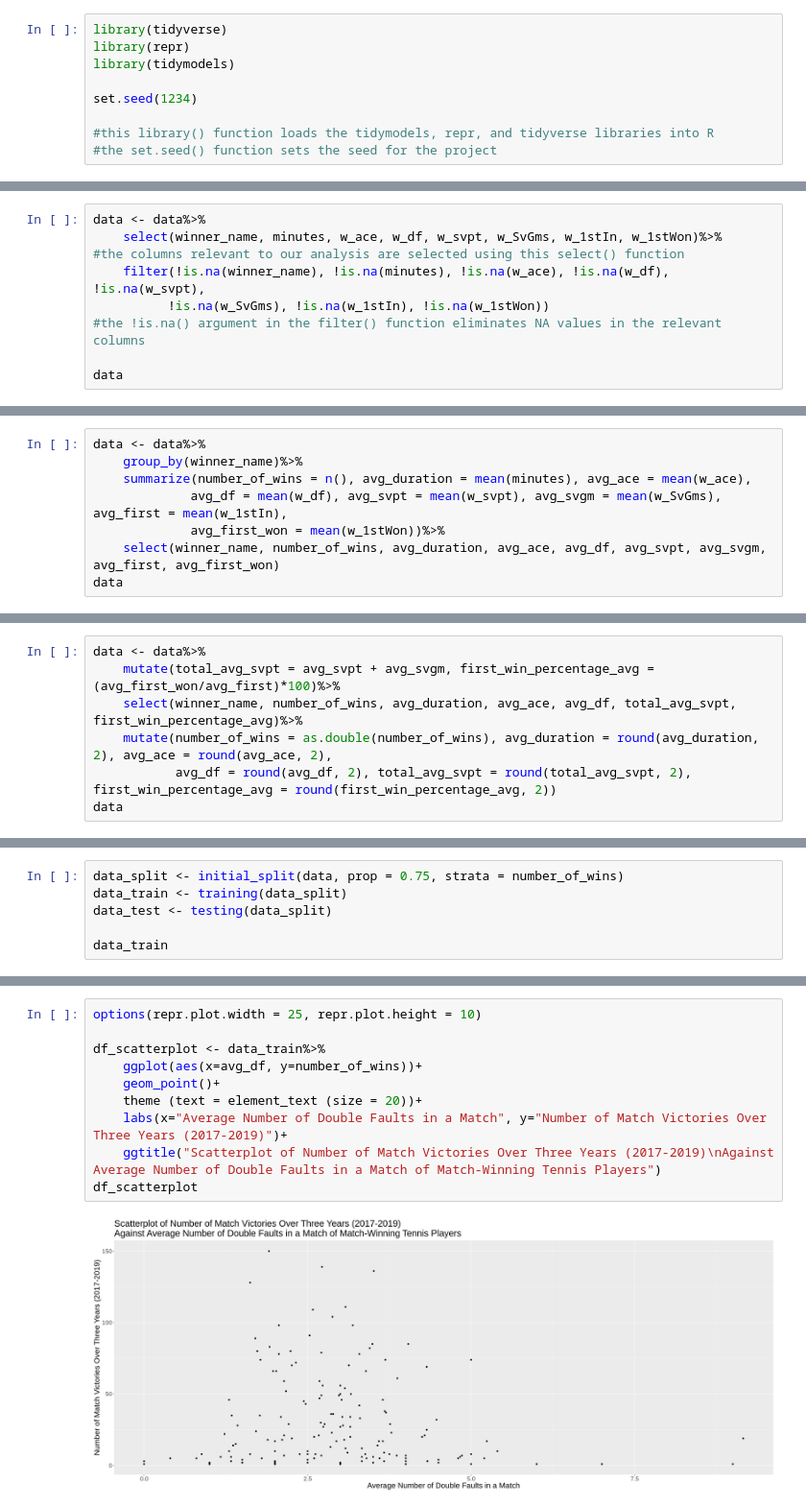
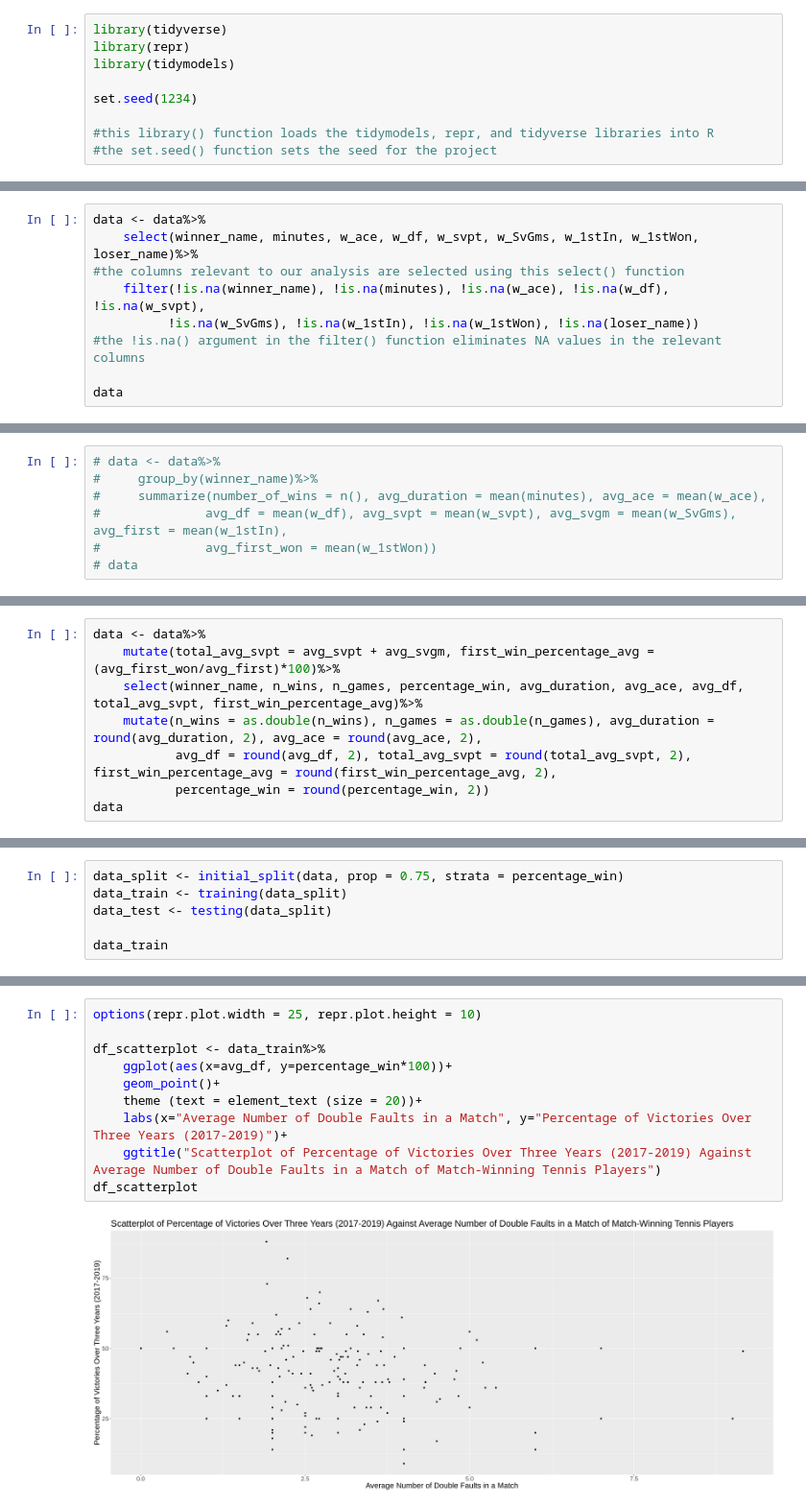
Before and after one commit to kimtanpalanca/dsci_group_15, a Jupyter notebook: group_project_vers2.ipynb, the cells around one changed output, grey strips where cells are left out. Shown at 96% size. Drawn from its saved outputs; the diff is of its cells as text.

Commit message:
redid some of the coding so we use percentage instead

```diff
--- a/group_project_vers2.ipynb
+++ b/group_project_vers2.ipynb
@@ -30,10 +30,10 @@ cols(
 See spec(...) for full column specifications.
 # %%
 data <- data%>%
-    select(winner_name, minutes, w_ace, w_df, w_svpt, w_SvGms, w_1stIn, w_1stWon)%>%
+    select(winner_name, minutes, w_ace, w_df, w_svpt, w_SvGms, w_1stIn, w_1stWon, loser_name)%>%
 #the columns relevant to our analysis are selected using this select() function
     filter(!is.na(winner_name), !is.na(minutes), !is.na(w_ace), !is.na(w_df), !is.na(w_svpt),
-          !is.na(w_SvGms), !is.na(w_1stIn), !is.na(w_1stWon))
+          !is.na(w_SvGms), !is.na(w_1stIn), !is.na(w_1stWon), !is.na(loser_name))
 #the !is.na() argument in the filter() function eliminates NA values in the relevant columns
 
 data
@@ -60,8 +118,7 @@ A tibble: 6747 × 8
 # %%
-data <- data%>%
-    group_by(winner_name)%>%
-    summarize(number_of_wins = n(), avg_duration = mean(minutes), avg_ace = mean(w_ace),
-             avg_df = mean(w_df), avg_svpt = mean(w_svpt), avg_svgm = mean(w_SvGms), avg_first = mean(w_1stIn),
-             avg_first_won = mean(w_1stWon))%>%
-    select(winner_name, number_of_wins, avg_duration, avg_ace, avg_df, avg_svpt, avg_svgm, avg_first, avg_first_won)
-data
+# data <- data%>%
+#     group_by(winner_name)%>%
+#     summarize(number_of_wins = n(), avg_duration = mean(minutes), avg_ace = mean(w_ace),
+#              avg_df = mean(w_df), avg_svpt = mean(w_svpt), avg_svgm = mean(w_SvGms), avg_first = mean(w_1stIn),
+#              avg_first_won = mean(w_1stWon))
+# data
@@ -89,8 +125,9 @@ A tibble: 252 × 9
 # %%
 data <- data%>%
     mutate(total_avg_svpt = avg_svpt + avg_svgm, first_win_percentage_avg = (avg_first_won/avg_first)*100)%>%
-    select(winner_name, number_of_wins, avg_duration, avg_ace, avg_df, total_avg_svpt, first_win_percentage_avg)%>%
-    mutate(number_of_wins = as.double(number_of_wins), avg_duration = round(avg_duration, 2), avg_ace = round(avg_ace, 2),
-           avg_df = round(avg_df, 2), total_avg_svpt = round(total_avg_svpt, 2), first_win_percentage_avg = round(first_win_percentage_avg, 2))
+    select(winner_name, n_wins, n_games, percentage_win, avg_duration, avg_ace, avg_df, total_avg_svpt, first_win_percentage_avg)%>%
+    mutate(n_wins = as.double(n_wins), n_games = as.double(n_games), avg_duration = round(avg_duration, 2), avg_ace = round(avg_ace, 2),
+           avg_df = round(avg_df, 2), total_avg_svpt = round(total_avg_svpt, 2), first_win_percentage_avg = round(first_win_percentage_avg, 2),
+           percentage_win = round(percentage_win, 2))
 data
 # %% [output]
@@ -116,5 +153,5 @@ A tibble: 252 × 7
 # %%
-data_split <- initial_split(data, prop = 0.75, strata = number_of_wins)
+data_split <- initial_split(data, prop = 0.75, strata = percentage_win)
 data_train <- training(data_split)
 data_test <- testing(data_split)
 
@@ -186,15 +223,15 @@ ace_scatterplot
 # %%
 options(repr.plot.width = 25, repr.plot.height = 10)
 
 df_scatterplot <- data_train%>%
-    ggplot(aes(x=avg_df, y=number_of_wins))+
+    ggplot(aes(x=avg_df, y=percentage_win*100))+
     geom_point()+
     theme (text = element_text (size = 20))+
-    labs(x="Average Number of Double Faults in a Match", y="Number of Match Victories Over Three Years (2017-2019)")+
-    ggtitle("Scatterplot of Number of Match Victories Over Three Years (2017-2019)\nAgainst Average Number of Double Faults in a Match of Match-Winning Tennis Players")
+    labs(x="Average Number of Double Faults in a Match", y="Percentage of Victories Over Three Years (2017-2019)")+
+    ggtitle("Scatterplot of Percentage of Victories Over Three Years (2017-2019) Against Average Number of Double Faults in a Match of Match-Winning Tennis Players")
 df_scatterplot
 # %% [output]
-[figure, old version]
+[figure, new version]
 # %%
 options(repr.plot.width = 25, repr.plot.height = 10)
 
```
Also changed, not shown: parts of 10 cells of this notebook, 3 other files.
